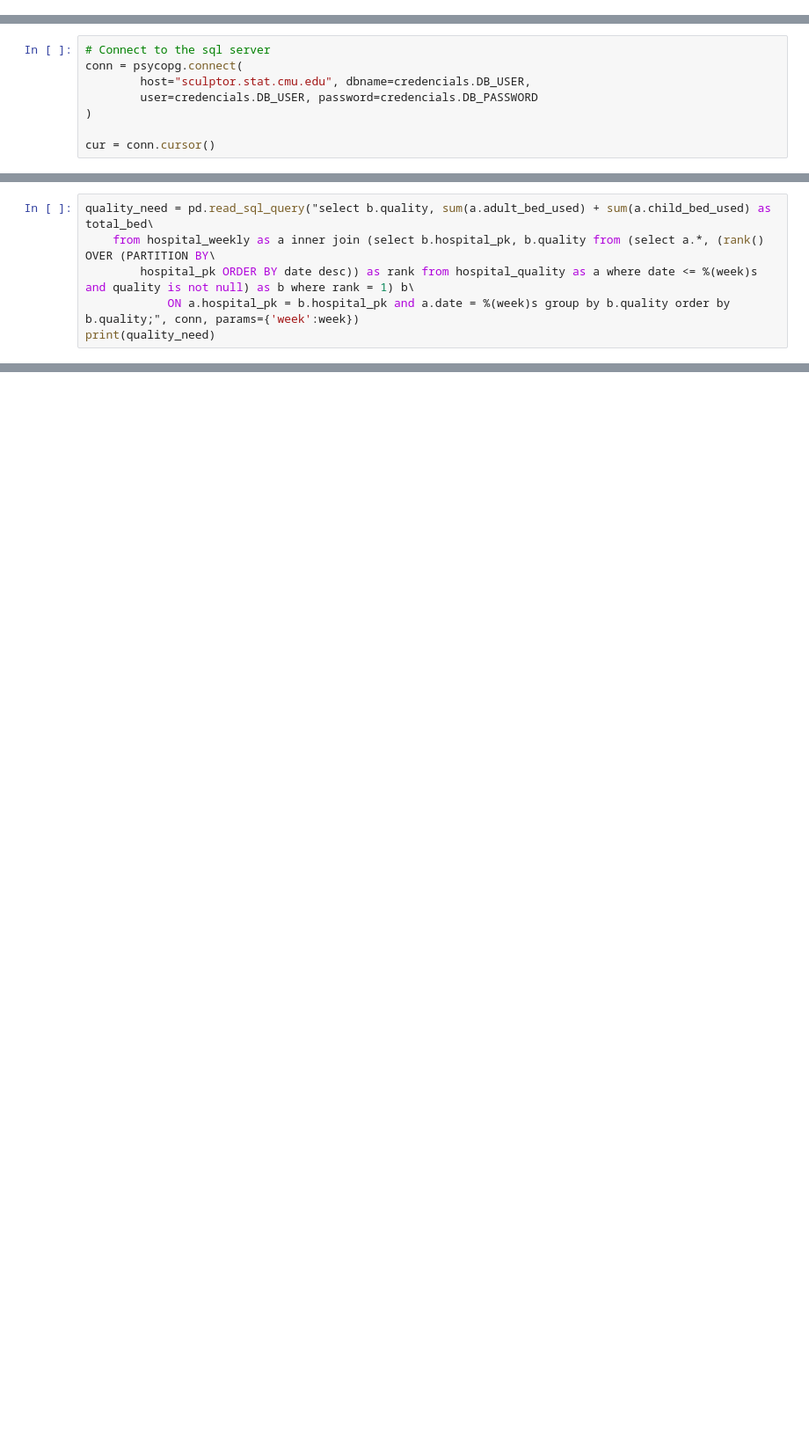
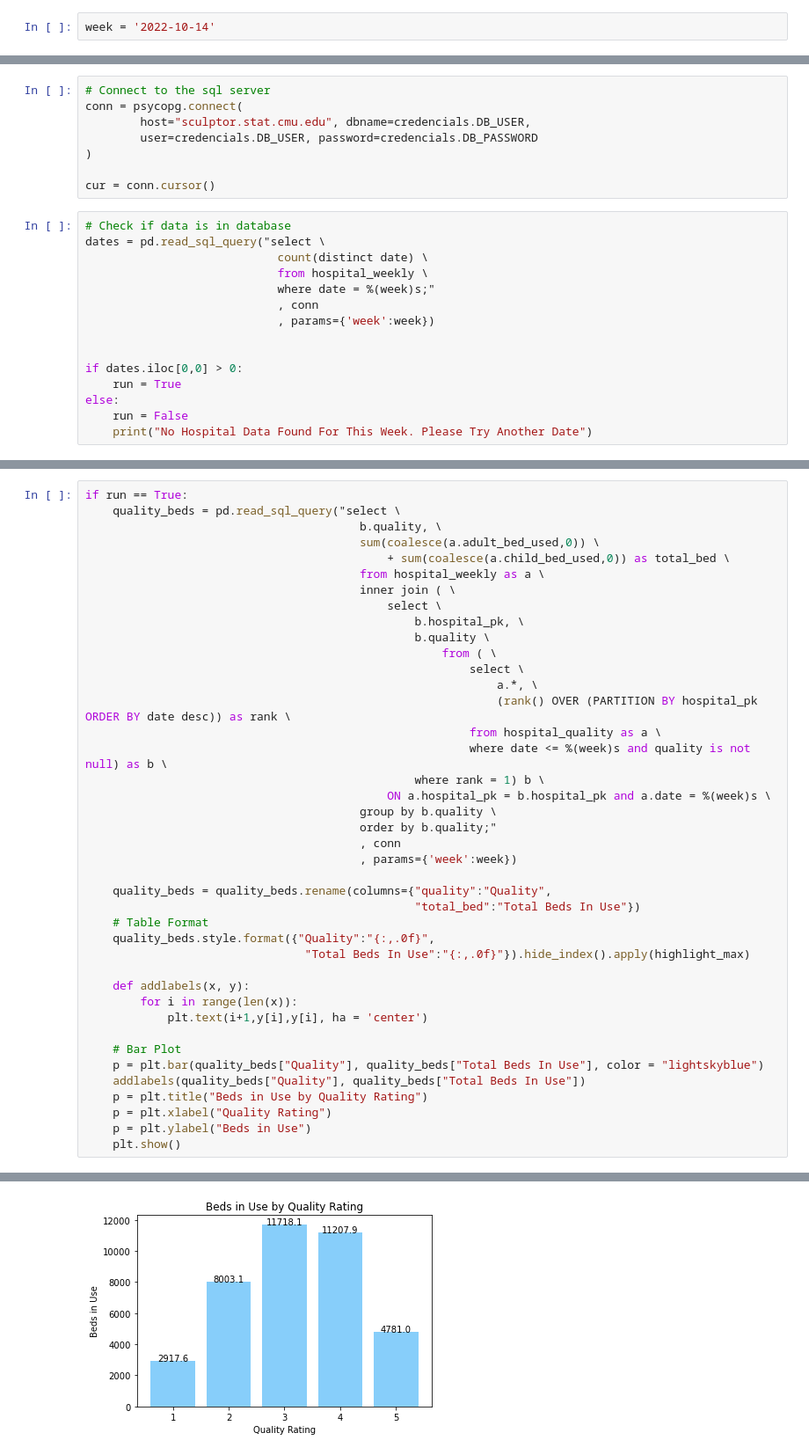
Before and after one commit to RuohaoWu/Hospital-Database, a Jupyter notebook: weekly-report.ipynb, the cells around one changed output, grey strips where cells are left out. Shown at 88% size. Cells and saved outputs as stored; diff of their text form; blank space fills up the shorter version.

Commit message:
Hospital Analysis Output Formatted

```diff
--- a/weekly-report.ipynb
+++ b/weekly-report.ipynb
@@ -11,0 +14,2 @@ week = 'week'
+# %%
+week = '2022-10-14'
@@ -17,3 +25,18 @@ conn = psycopg.connect(
 )
 
 cur = conn.cursor()
+# %%
+# Check if data is in database
+dates = pd.read_sql_query("select \
+                            count(distinct date) \
+                            from hospital_weekly \
+                            where date = %(week)s;"
+                            , conn
+                            , params={'week':week})
+
+
+if dates.iloc[0,0] > 0:
+    run = True
+else:
+    run = False
+    print("No Hospital Data Found For This Week. Please Try Another Date")
@@ -53,7 +105,42 @@ pandas only support SQLAlchemy connectable(engine/connection) ordatabase string
 # %%
-quality_need = pd.read_sql_query("select b.quality, sum(a.adult_bed_used) + sum(a.child_bed_used) as total_bed\
-    from hospital_weekly as a inner join (select b.hospital_pk, b.quality from (select a.*, (rank() OVER (PARTITION BY\
-        hospital_pk ORDER BY date desc)) as rank from hospital_quality as a where date <= %(week)s and quality is not null) as b where rank = 1) b\
-            ON a.hospital_pk = b.hospital_pk and a.date = %(week)s group by b.quality order by b.quality;", conn, params={'week':week})
-print(quality_need)
+if run == True:
+    quality_beds = pd.read_sql_query("select \
+                                        b.quality, \
+                                        sum(coalesce(a.adult_bed_used,0)) \
+                                            + sum(coalesce(a.child_bed_used,0)) as total_bed \
+                                        from hospital_weekly as a \
+                                        inner join ( \
+                                            select \
+                                                b.hospital_pk, \
+                                                b.quality \
+                                                    from ( \
+                                                        select \
+                                                            a.*, \
+                                                            (rank() OVER (PARTITION BY hospital_pk ORDER BY date desc)) as rank \
+                                                        from hospital_quality as a \
+                                                        where date <= %(week)s and quality is not null) as b \
+                                                where rank = 1) b \
+                                            ON a.hospital_pk = b.hospital_pk and a.date = %(week)s \
+                                        group by b.quality \
+                                        order by b.quality;"
+                                        , conn
+                                        , params={'week':week})
+
+    quality_beds = quality_beds.rename(columns={"quality":"Quality",
+                                                "total_bed":"Total Beds In Use"})
+    # Table Format
+    quality_beds.style.format({"Quality":"{:,.0f}",
+                                "Total Beds In Use":"{:,.0f}"}).hide_index().apply(highlight_max)
+
+    def addlabels(x, y):
+        for i in range(len(x)):
+            plt.text(i+1,y[i],y[i], ha = 'center')
+
+    # Bar Plot
+    p = plt.bar(quality_beds["Quality"], quality_beds["Total Beds In Use"], color = "lightskyblue")
+    addlabels(quality_beds["Quality"], quality_beds["Total Beds In Use"])
+    p = plt.title("Beds in Use by Quality Rating")
+    p = plt.xlabel("Quality Rating")
+    p = plt.ylabel("Beds in Use")
+    plt.show()
 # %% [output]
@@ -66,0 +153 @@ pandas only support SQLAlchemy connectable(engine/connection) ordatabase string
+[figure, added]
```
Also changed, not shown: parts of 25 cells of this notebook.
